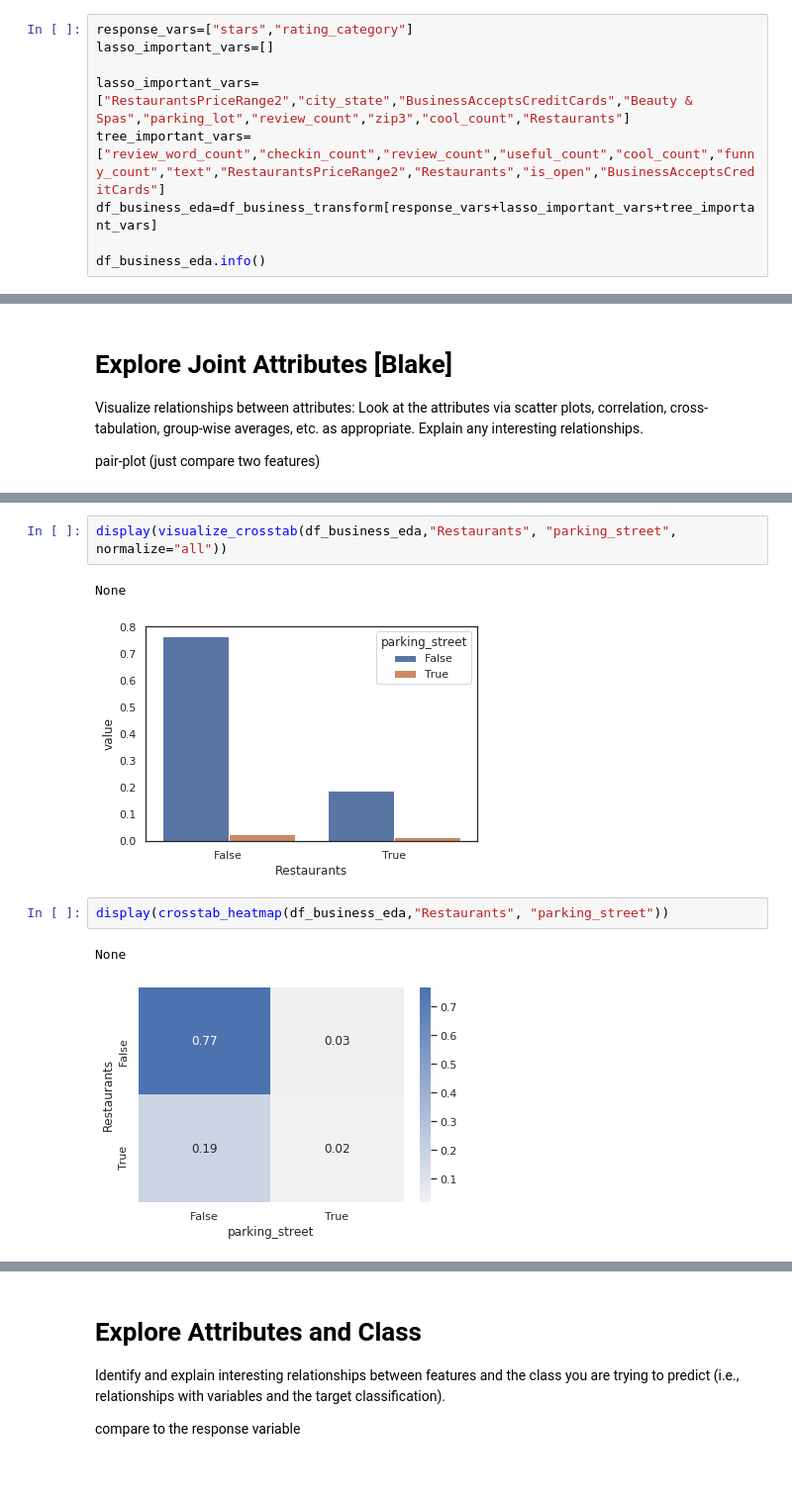
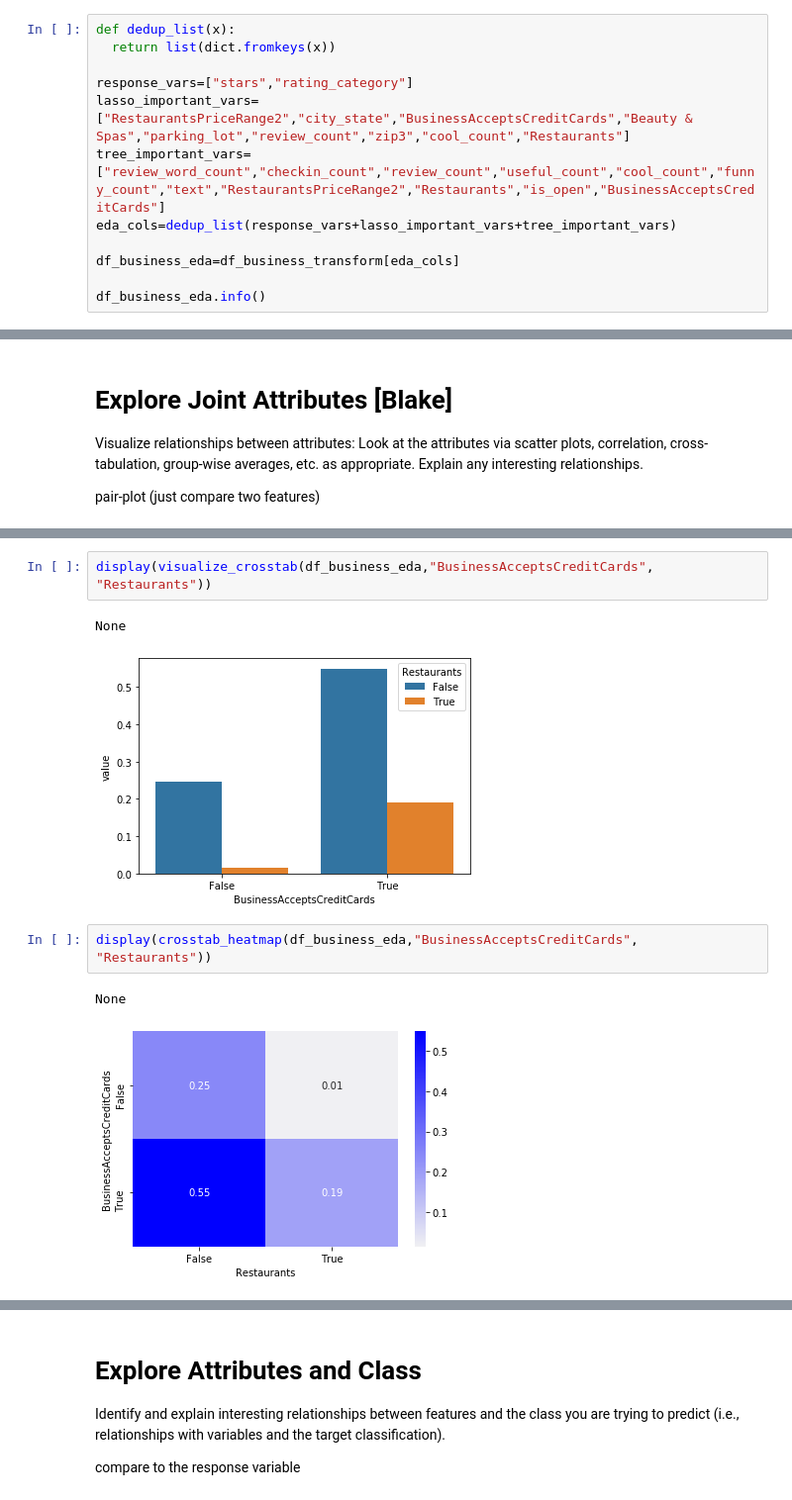
Before and after one commit to rchannewiser/MSDS-machine-learning1-team5, a Jupyter notebook: yelp_test.ipynb, the cells around one changed output, grey strips where cells are left out. Shown: that part at 99% size. Cells and saved outputs as stored; diff of their text form; blank space fills up the shorter version.

Commit message:
adding more visualizations

```diff
--- a/yelp_test.ipynb
+++ b/yelp_test.ipynb
@@ -750,11 +703,14 @@ Restaurants_False                   0.004441
 dtype: float64
 # %%
+def dedup_list(x):
+  return list(dict.fromkeys(x))
+
 response_vars=["stars","rating_category"]
-lasso_important_vars=[]
-
 lasso_important_vars=["RestaurantsPriceRange2","city_state","BusinessAcceptsCreditCards","Beauty & Spas","parking_lot","review_count","zip3","cool_count","Restaurants"]
 tree_important_vars=["review_word_count","checkin_count","review_count","useful_count","cool_count","funny_count","text","RestaurantsPriceRange2","Restaurants","is_open","BusinessAcceptsCreditCards"]
-df_business_eda=df_business_transform[response_vars+lasso_important_vars+tree_important_vars]
+eda_cols=dedup_list(response_vars+lasso_important_vars+tree_important_vars)
+
+df_business_eda=df_business_transform[eda_cols]
 
 df_business_eda.info()
 # %% [output]
@@ -961,11 +931,11 @@ crosstab_heatmap(df_business_eda, "stars","RestaurantsPriceRange2",normalize="al
 # %%
-display(visualize_crosstab(df_business_eda,"Restaurants", "parking_street", normalize="all"))
+display(visualize_crosstab(df_business_eda,"BusinessAcceptsCreditCards", "Restaurants"))
 # %% [output]
 None
-[figure, old version]
+[figure, new version]
 # %%
-display(crosstab_heatmap(df_business_eda,"Restaurants", "parking_street"))
+display(crosstab_heatmap(df_business_eda,"BusinessAcceptsCreditCards", "Restaurants"))
 # %% [output]
 None
-[figure, old version]
+[figure, new version]
 # %%
```
Also changed, not shown: parts of 58 cells of this notebook.
